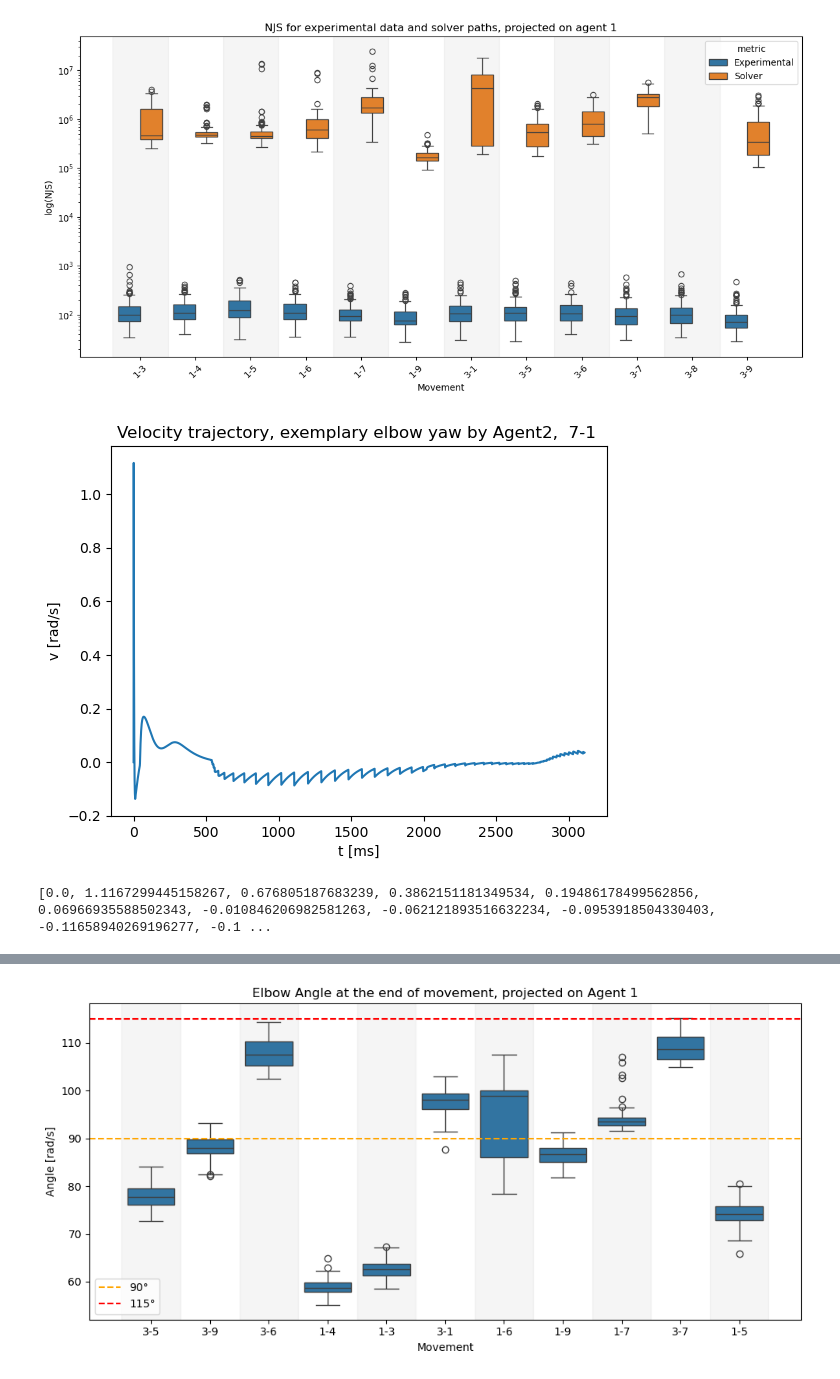
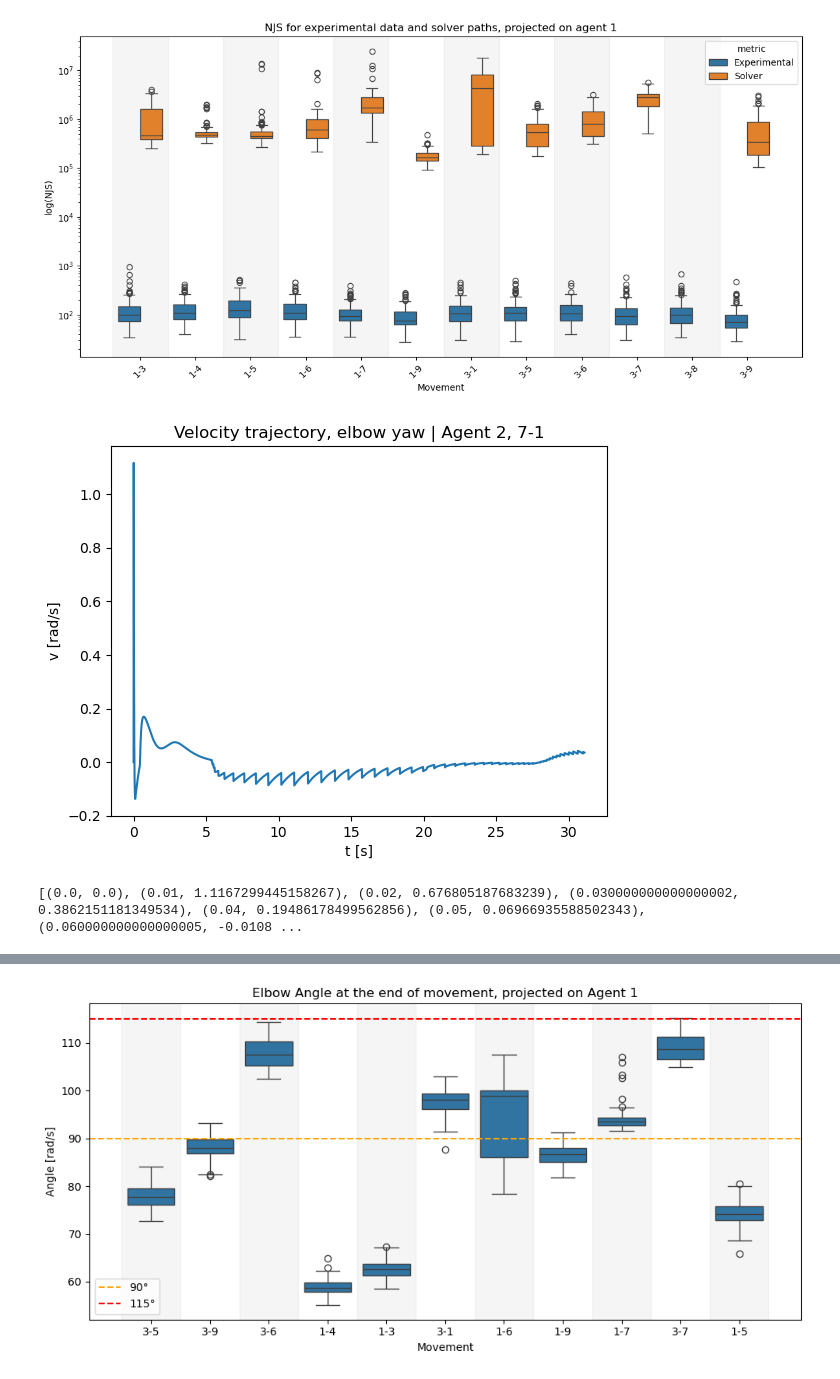
Before and after one commit to bj1110/Masterarbeit, a Jupyter notebook: eval/simdata_eval.ipynb, the cells around one changed output, grey strips where cells are left out. Saved outputs shown, nothing was run; the diff lists cells and outputs as text; code cells hidden in the pictures.

```diff
--- a/eval/simdata_eval.ipynb
+++ b/eval/simdata_eval.ipynb
@@ -63,19 +63,36 @@ for file in data_dir.iterdir():
             row[f"{joint}_disp"] = e - s
 
         joint_vels = {j: [] for j in joints}
+        joint_times = []  # shared time axis (same for all joints)
 
         for p in points:
             vels = p.get("velocities", [])
 
+            # ---- extract time_from_start ----
+            t = p.get("time_from_start", None)
+
+            if t is not None:
+                # handle ROS Duration-like dict
+                sec = t.get("sec", 0)
+                nsec = t.get("nanosec", 0)
+                t_sec = sec + nsec * 1e-9
+            else:
+                t_sec = np.nan  # fallback if missing
+
+            joint_times.append(t_sec)
+
+            # ---- velocities ----
             for j, v in zip(joints, vels):
                 joint_vels[j].append(v)
 
-        # store in row
+        # store velocities + time
         for j in joints:
             row[f"{j}_vel"] = joint_vels[j]
 
+        # shared time vector for plotting v(t)
+        row["trajectory_time"] = joint_times
+
     rows.append(row)
-
 
 df = pd.DataFrame(rows)
 print(df.head())
@@ -655,18 +673,29 @@ plt.show()
 # %% [output]
 [figure]
 # %%
-
 row = df.iloc[0]
 mv = row["movement"]
 ag = row["agent"]
 
-plt.plot(row["elbow_yaw_joint_vel"])
-plt.title(f"Velocity trajectory, exemplary elbow yaw by Agent{ag},  {mv} ")
+t = row["trajectory_time"]
+v = row["elbow_yaw_joint_vel"]
+
+t = np.array(t)
+v = np.array(v)
+
+mask = ~np.isnan(t)
+t = t[mask]
+v = v[mask]
+
+plt.plot(t, v)
+
+plt.title(f"Velocity trajectory, elbow yaw | Agent {ag}, {mv}")
+plt.xlabel("t [s]")
 plt.ylabel("v [rad/s]")
-plt.xlabel("t [ms]")
 plt.show()
-print(row["elbow_yaw_joint_vel"])
+
+print(list(zip(t, v)))
 # %% [output]
-[figure, old version]
+[figure, new version]
-[0.0, 1.1167299445158267, 0.676805187683239, 0.3862151181349534, 0.19486178499562856, 0.06966935588502343, -0.010846206982581263, -0.062121893516632234, -0.0953918504330403, -0.11658940269196277, -0.1 ...
+[(0.0, 0.0), (0.01, 1.1167299445158267), (0.02, 0.676805187683239), (0.030000000000000002, 0.3862151181349534), (0.04, 0.19486178499562856), (0.05, 0.06966935588502343), (0.060000000000000005, -0.0108 ...
 # %%
```
Also changed, not shown: parts of 4 cells of this notebook.
